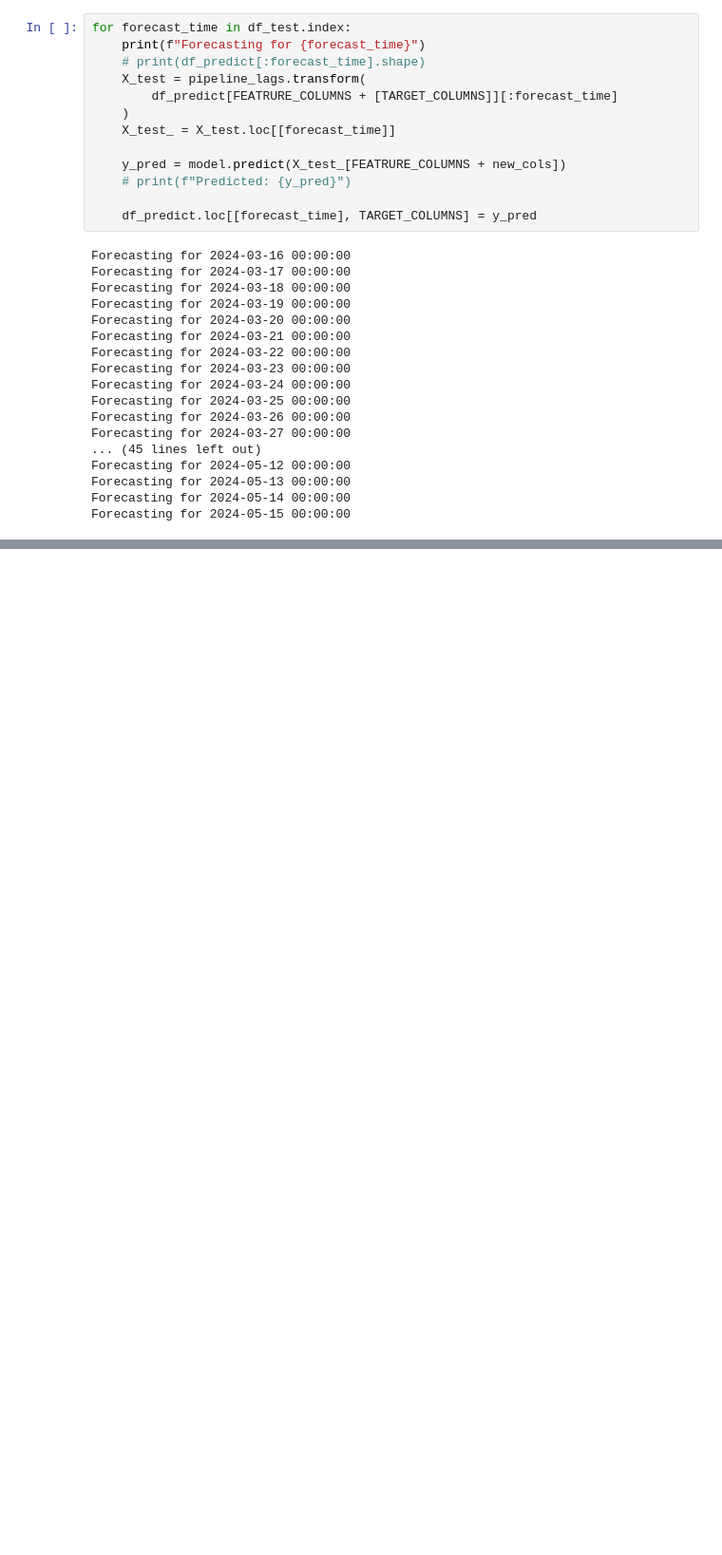
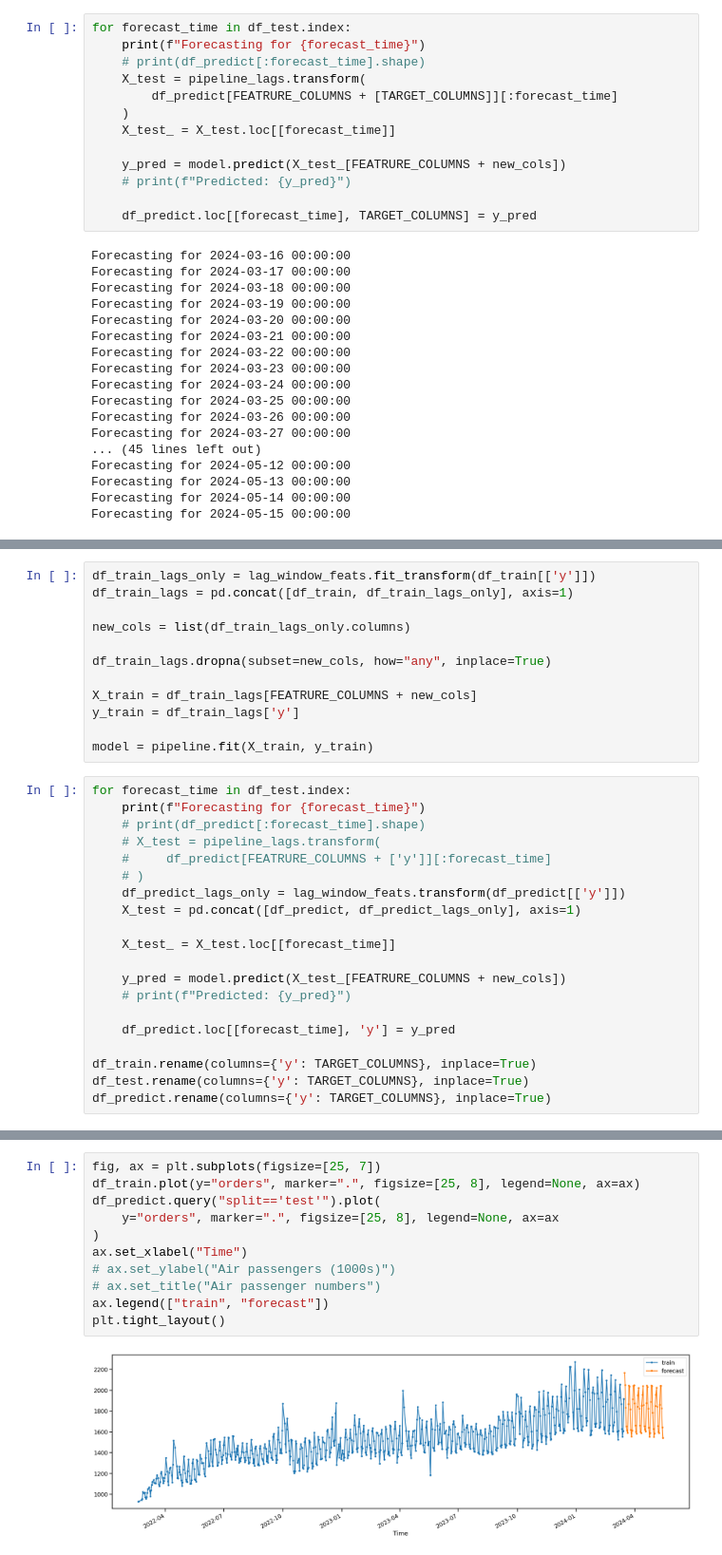
Before and after one commit to zarreh/rohlik-orders-forecasting-challenge, a Jupyter notebook: Recursive_forecast_single_model.ipynb, the cells around one changed output, grey strips where cells are left out. Shown at 95% size. Drawn from its saved outputs; the diff is of its cells as text; blank space fills up the shorter version.

```diff
--- a/Recursive_forecast_single_model.ipynb
+++ b/Recursive_forecast_single_model.ipynb
@@ -351,0 +365,32 @@ Forecasting for 2024-05-15 00:00:00
+# %%
+df_train_lags_only = lag_window_feats.fit_transform(df_train[['y']])
+df_train_lags = pd.concat([df_train, df_train_lags_only], axis=1)
+
+new_cols = list(df_train_lags_only.columns)
+
+df_train_lags.dropna(subset=new_cols, how="any", inplace=True)
+
+X_train = df_train_lags[FEATRURE_COLUMNS + new_cols]
+y_train = df_train_lags['y']
+
+model = pipeline.fit(X_train, y_train)
+# %%
+for forecast_time in df_test.index:
+    print(f"Forecasting for {forecast_time}")
+    # print(df_predict[:forecast_time].shape)
+    # X_test = pipeline_lags.transform(
+    #     df_predict[FEATRURE_COLUMNS + ['y']][:forecast_time]
+    # )
+    df_predict_lags_only = lag_window_feats.transform(df_predict[['y']])
+    X_test = pd.concat([df_predict, df_predict_lags_only], axis=1)
+
+    X_test_ = X_test.loc[[forecast_time]]
+
+    y_pred = model.predict(X_test_[FEATRURE_COLUMNS + new_cols])
+    # print(f"Predicted: {y_pred}")
+
+    df_predict.loc[[forecast_time], 'y'] = y_pred
+
+df_train.rename(columns={'y': TARGET_COLUMNS}, inplace=True)
+df_test.rename(columns={'y': TARGET_COLUMNS}, inplace=True)
+df_predict.rename(columns={'y': TARGET_COLUMNS}, inplace=True)
@@ -351,0 +419,13 @@ Forecasting for 2024-05-15 00:00:00
+# %%
+fig, ax = plt.subplots(figsize=[25, 7])
+df_train.plot(y="orders", marker=".", figsize=[25, 8], legend=None, ax=ax)
+df_predict.query("split=='test'").plot(
+    y="orders", marker=".", figsize=[25, 8], legend=None, ax=ax
+)
+ax.set_xlabel("Time")
+# ax.set_ylabel("Air passengers (1000s)")
+# ax.set_title("Air passenger numbers")
+ax.legend(["train", "forecast"])
+plt.tight_layout()
+# %% [output]
+[figure, added]
```
Also changed, not shown: parts of 20 cells of this notebook.
